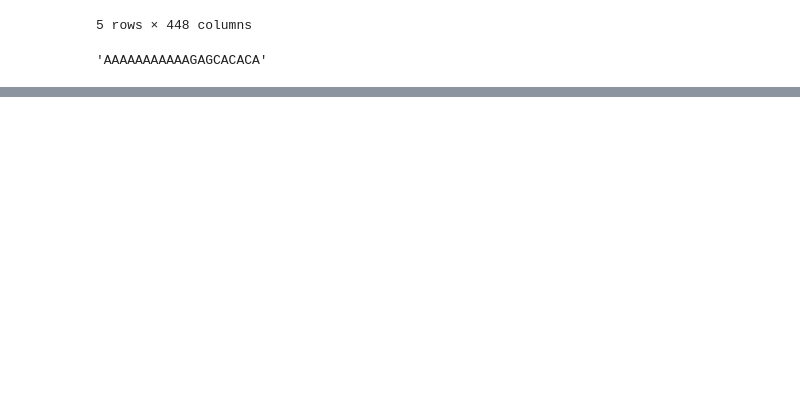
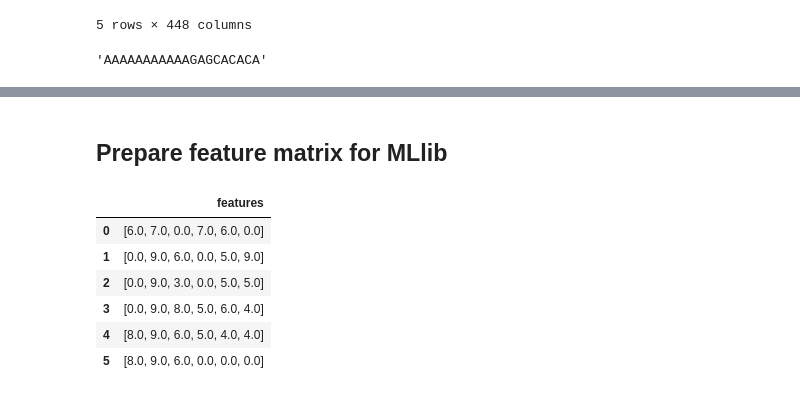
Before and after one commit to CamilaDuitama/RascovanProject, a Jupyter notebook: Preprocessing.ipynb, the cells around one changed output, grey strips where cells are left out. Cells and saved outputs as stored; diff of their text form; code cells hidden in the pictures; blank space fills up the shorter version.

```diff
--- a/Preprocessing.ipynb
+++ b/Preprocessing.ipynb
@@ -115,8 +89,8 @@ fig.show()
 # %%
 # Define session
 #The following line should be run if the last session was not closed
-#sc.stop()
-conf = SparkConf().setAll([("spark.executors", "8"),("spark.executors.memory","100g"),\
-("spark.executor.cores","10"),("spark.driver.memory","10g")])
+sc.stop()
+conf = SparkConf().setAll([("spark.executors", "5"),("spark.executors.memory","90g"),\
+("spark.executor.cores","5"),("spark.driver.memory","8000g"),("spark.local.dir","/pasteur/sonic/scratch/public/cduitama/RascovanProject/tmp/")])
 sc = SparkContext(conf=conf)
 spark = SQLContext(sc)
@@ -238,0 +228,2 @@ NameError: name 'SRR_HS' is not defined
+# %% [markdown]
+## Prepare feature matrix for MLlib
@@ -238,0 +235,18 @@ NameError: name 'SRR_HS' is not defined
+# %%
+df = spark.createDataFrame([(Vectors.dense([6.0, 7.0, 0.0, 7.0, 6.0, 0.0]),),\
+                            (Vectors.dense([0.0, 9.0, 6.0, 0.0, 5.0, 9.0]),),\
+                            (Vectors.dense([0.0, 9.0, 3.0, 0.0, 5.0, 5.0]),),\
+                            (Vectors.dense([0.0, 9.0, 8.0, 5.0, 6.0, 4.0]),),\
+                            (Vectors.dense([8.0, 9.0, 6.0, 5.0, 4.0, 4.0]),),\
+                            (Vectors.dense([8.0, 9.0, 6.0, 0.0, 0.0, 0.0]),)],\
+                           ["features"])
+# %%
+df.toPandas()
+# %% [output]
+|  | features |
+| 0 | [6.0, 7.0, 0.0, 7.0, 6.0, 0.0] |
+| 1 | [0.0, 9.0, 6.0, 0.0, 5.0, 9.0] |
+| 2 | [0.0, 9.0, 3.0, 0.0, 5.0, 5.0] |
+| 3 | [0.0, 9.0, 8.0, 5.0, 6.0, 4.0] |
+| 4 | [8.0, 9.0, 6.0, 5.0, 4.0, 4.0] |
+| 5 | [8.0, 9.0, 6.0, 0.0, 0.0, 0.0] |
```
Also changed, not shown: parts of 30 cells of this notebook, 1 other file.
